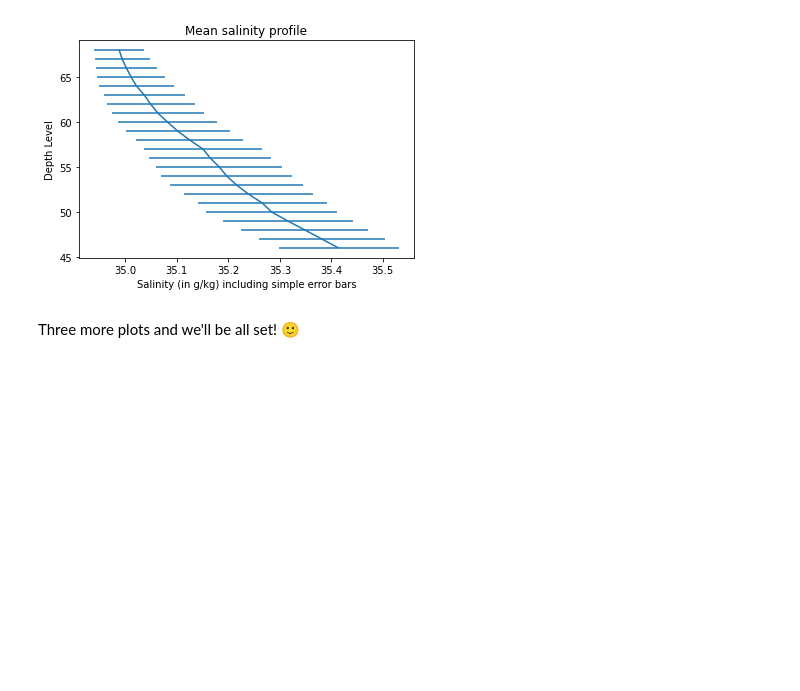
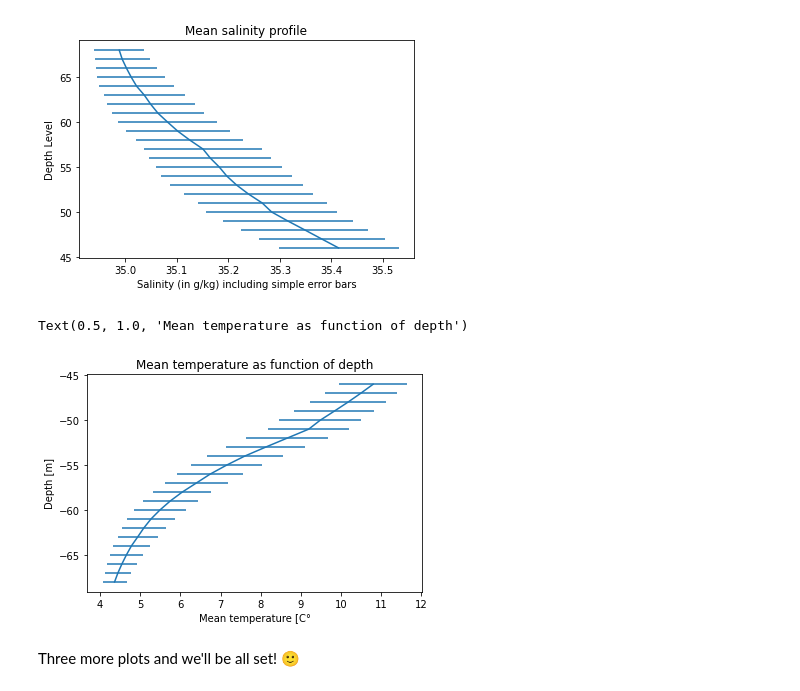
Before and after one commit to JerKeller/2022_Intro_Python, a Jupyter notebook: W2_S1.ipynb, the cells around one changed output. Cells and saved outputs as stored; diff of their text form; code cells hidden in the pictures; blank space fills up the shorter version.

```diff
--- a/W2_S1.ipynb
+++ b/W2_S1.ipynb
@@ -268,0 +275,2 @@ ___
+# %%
+T_mean = np.mean(T,axis=1)
@@ -273,3 +283,8 @@ ___ = ___.___(___,___)
+# %%
+T_std = np.std(T,axis=1)
+S_std = np.std(S,axis=1)
+P_std = np.std(P,axis=1)
+relative_density_std = np.std(relative_density,axis=1)
 # %% [markdown]
 Check that they have the same shape as your vertical level `lev` coordinate:
 # %%
@@ -283,9 +298,12 @@ Hint 2: You should get plots similar to the one below
 # %% [markdown]
 ![Salinity_mean.png](embedded-picture-1)
 # %%
-plt.errorbar(___,___,xerr=___)
-plt.xlabel(___)
-plt.ylabel(___)
-plt.title(___)
+plt.errorbar(T_mean,-levels,xerr=T_std)
+plt.xlabel('Mean temperature [C°')
+plt.ylabel('Depth [m]')
+plt.title('Mean temperature as function of depth')
+# %% [output]
+Text(0.5, 1.0, 'Mean temperature as function of depth')
+[figure, added]
 # %% [markdown]
 Three more plots and we'll be all set! 🙂
```
Also changed, not shown: parts of 25 cells of this notebook.
